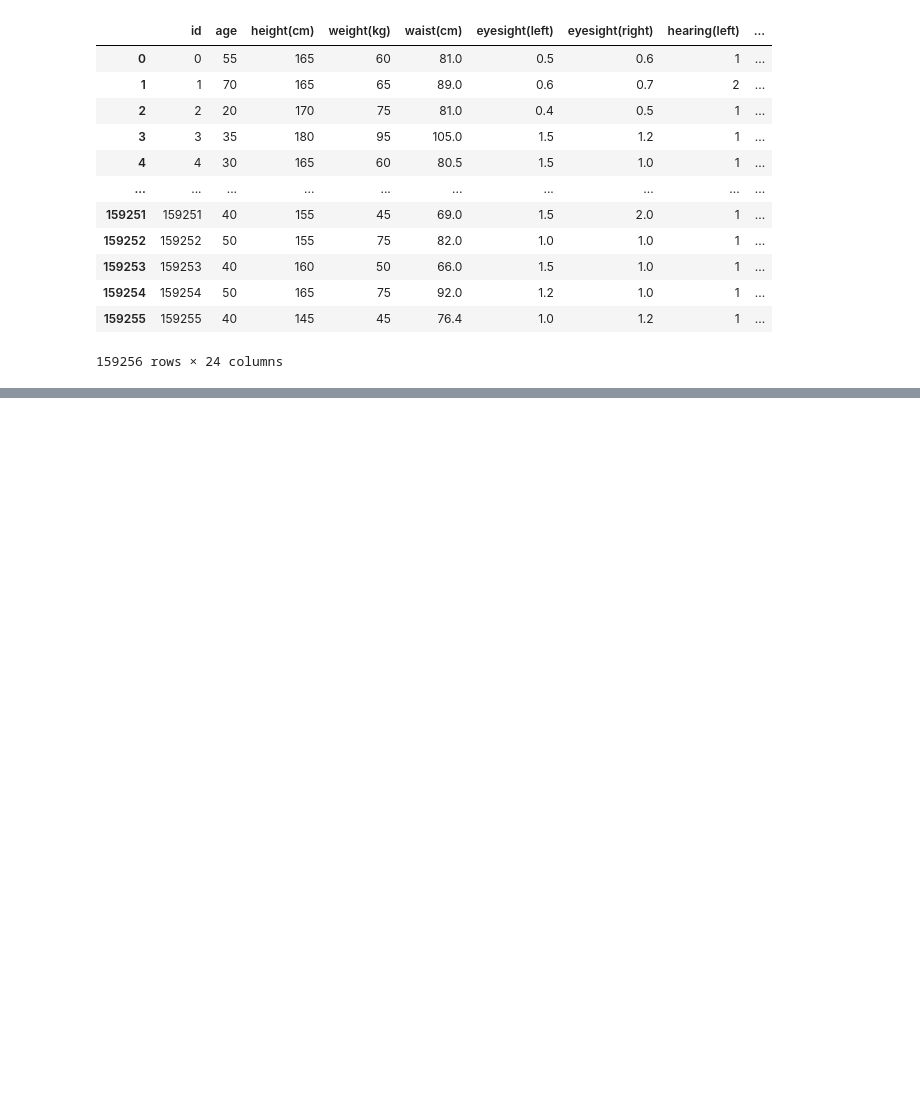
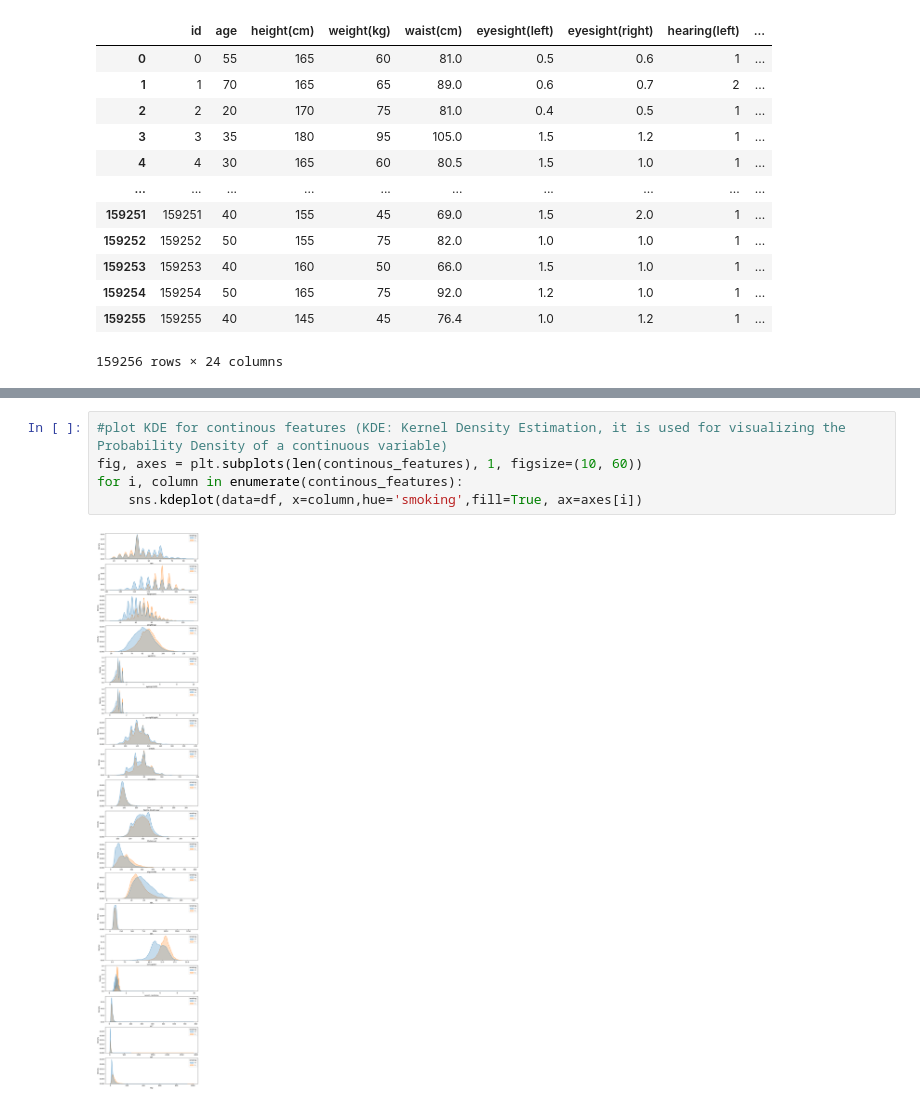
Before and after one commit to Tahker-w-tadmeer/intro_to_ml, a Jupyter notebook: ass3/data_analyist.ipynb, the cells around one changed output, grey strips where cells are left out. Saved outputs shown, nothing was run; the diff lists cells and outputs as text; blank space fills up the shorter version.

```diff
--- a/ass3/data_analyist.ipynb
+++ b/ass3/data_analyist.ipynb
@@ -81,0 +117,7 @@ for column in categ_feature:
+# %%
+#plot KDE for continous features (KDE: Kernel Density Estimation, it is used for visualizing the Probability Density of a continuous variable)
+fig, axes = plt.subplots(len(continous_features), 1, figsize=(10, 60))
+for i, column in enumerate(continous_features):
+    sns.kdeplot(data=df, x=column,hue='smoking',fill=True, ax=axes[i])
+# %% [output]
+[figure, added]
```
Also changed, not shown: parts of 5 cells of this notebook, 3 other files.
